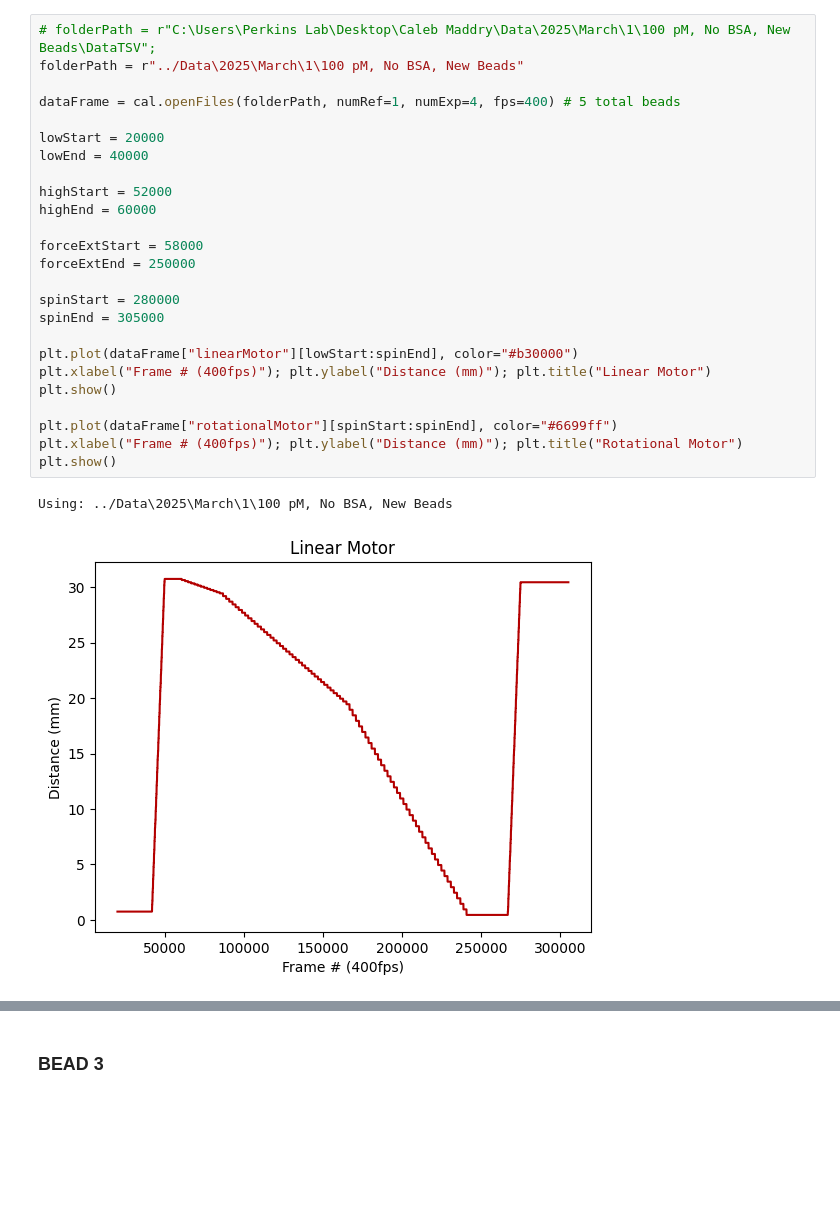
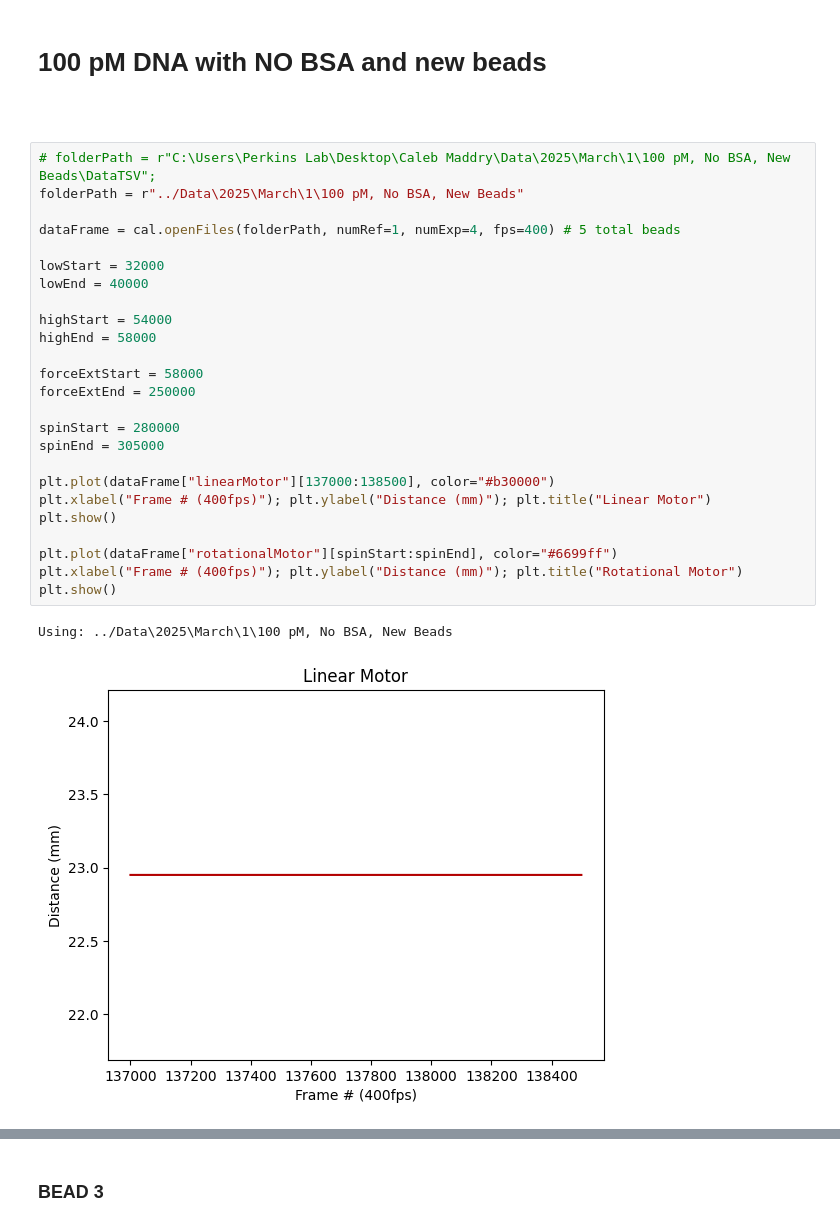
Before and after one commit to cmaddry/Magnetic-Tweezers, a Jupyter notebook: dataAnalysisScripts/mar1.ipynb, the cells around one changed output, grey strips where cells are left out. Cells and saved outputs as stored; diff of their text form; blank space fills up the shorter version.

```diff
--- a/dataAnalysisScripts/mar1.ipynb
+++ b/dataAnalysisScripts/mar1.ipynb
@@ -8,31 +10,35 @@ from tweezepy import AV, PSD, MLE
+# %% [markdown]
+# 100 pM DNA with NO BSA and new beads
+# %% [markdown]
+####
 # %%
 # folderPath = r"C:\Users\Perkins Lab\Desktop\Caleb Maddry\Data\2025\March\1\100 pM, No BSA, New Beads\DataTSV";
 folderPath = r"../Data\2025\March\1\100 pM, No BSA, New Beads"
 
 dataFrame = cal.openFiles(folderPath, numRef=1, numExp=4, fps=400) # 5 total beads
 
-lowStart = 20000
+lowStart = 32000
 lowEnd = 40000
 
-highStart = 52000
-highEnd = 60000
+highStart = 54000
+highEnd = 58000
 
 forceExtStart = 58000
 forceExtEnd = 250000
 
 spinStart = 280000
 spinEnd = 305000
 
-plt.plot(dataFrame["linearMotor"][lowStart:spinEnd], color="#b30000")
+plt.plot(dataFrame["linearMotor"][137000:138500], color="#b30000")
 plt.xlabel("Frame # (400fps)"); plt.ylabel("Distance (mm)"); plt.title("Linear Motor")
 plt.show()
 
 plt.plot(dataFrame["rotationalMotor"][spinStart:spinEnd], color="#6699ff")
 plt.xlabel("Frame # (400fps)"); plt.ylabel("Distance (mm)"); plt.title("Rotational Motor")
 plt.show()
 # %% [output]
 Using: ../Data\2025\March\1\100 pM, No BSA, New Beads
-[figure, old version]
+[figure, new version]
 [figure]
 # %%
 ref = dataFrame["zRefBead1"][lowStart:lowEnd]
```
Also changed, not shown: parts of 11 cells of this notebook, 4 other files.
